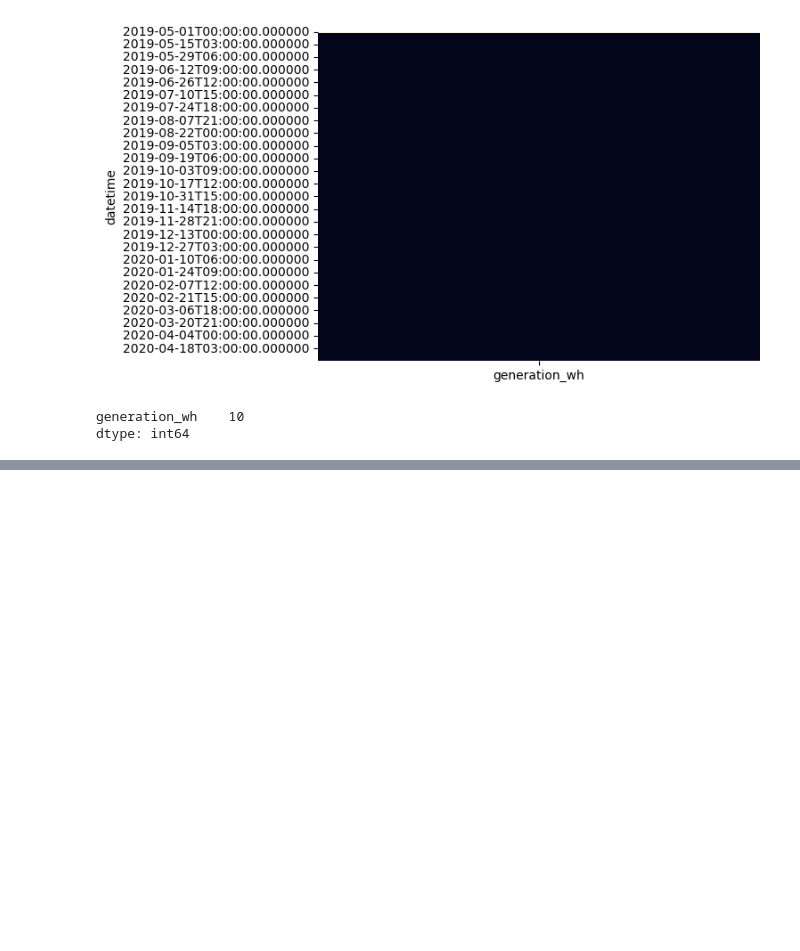
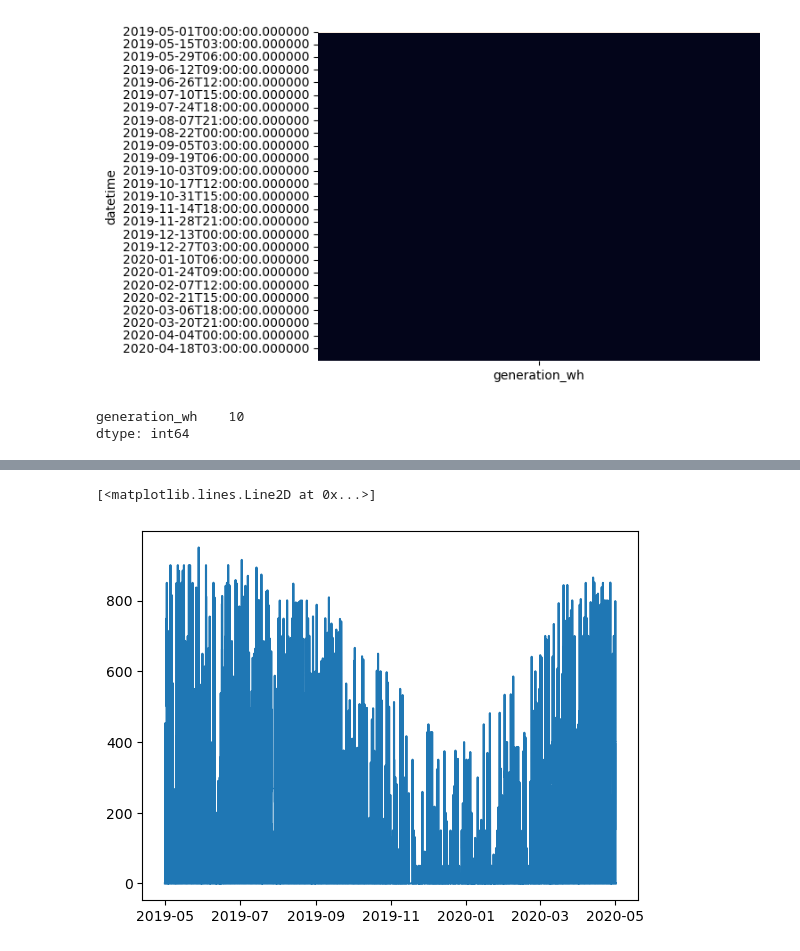
Before and after one commit to RobbeVDE/SolNet-2, a Jupyter notebook: UK_data_preparation.ipynb, the cells around one changed output, grey strips where cells are left out. Saved outputs shown, nothing was run; the diff lists cells and outputs as text; code cells hidden in the pictures; blank space fills up the shorter version.

```diff
--- a/UK_data_preparation.ipynb
+++ b/UK_data_preparation.ipynb
@@ -152,0 +118,6 @@ dtype: int64
+# %%
+date = solar_generation.index.date
+grouped = solar_generation.groupby(date).sum()["generation_wh"]
+zero_days = list(grouped[grouped == 0].index)
+print(len(zero_days))
+len(solar_generation.index)
@@ -152,0 +129,4 @@ dtype: int64
+# %%
+solar_generation['date'] = solar_generation.index.date
+solar_generation = solar_generation[~solar_generation.date.isin(zero_days)]
+solar_generation
@@ -153 +148,8 @@ dtype: int64
+# %%
+solar_generation = solar_generation.drop(columns='date')
+# %%
+plt.plot(solar_generation)
+# %% [output]
+[<matplotlib.lines.Line2D at 0x...>]
+[figure, added]
 # %%
```
Also changed, not shown: parts of 7 cells of this notebook, 26 other files.
